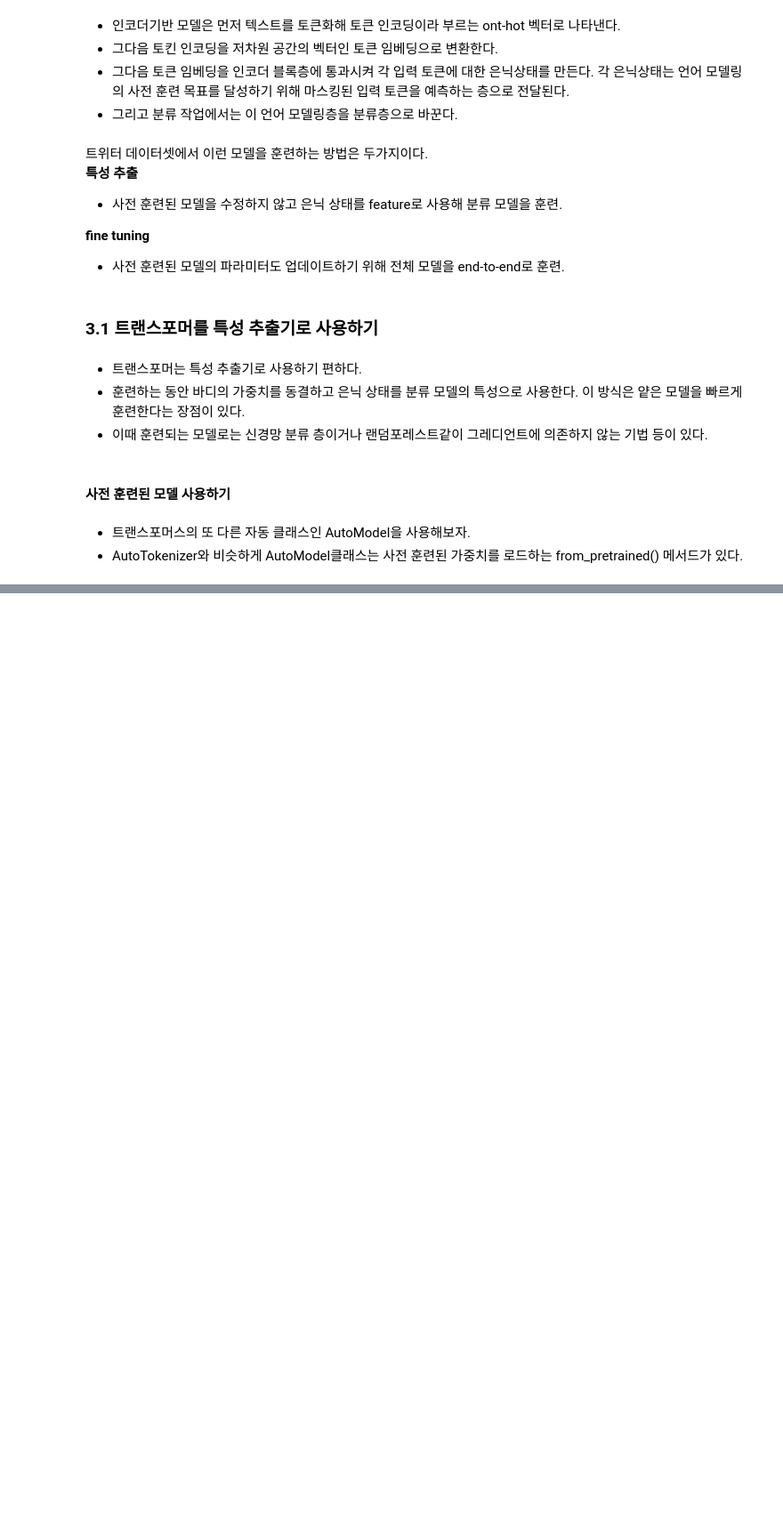
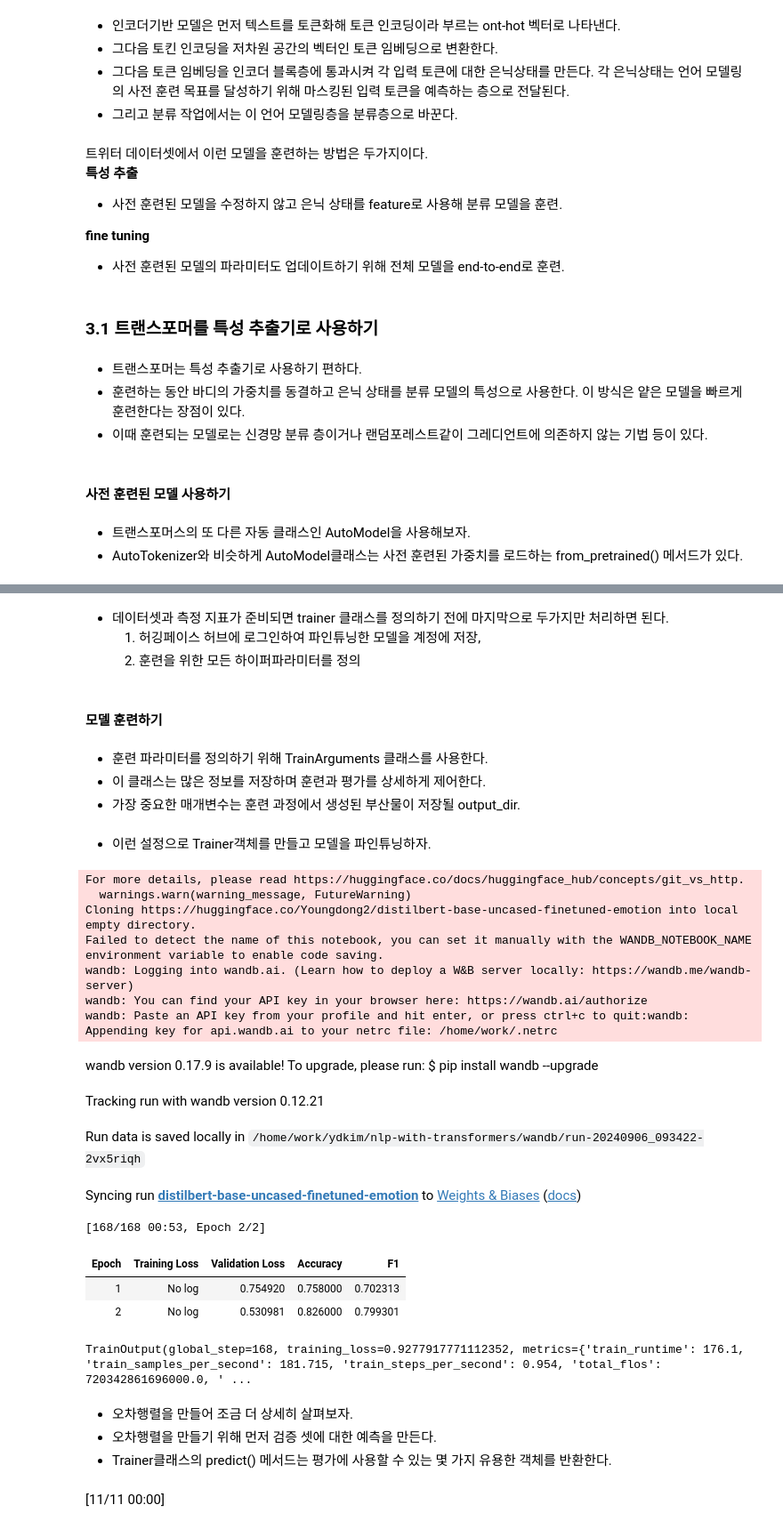
Before and after one commit to Youngdong2/nlp-with-transformers, a Jupyter notebook: 02_classification.ipynb, the cells around one changed output, grey strips where cells are left out. Shown at 89% size. Drawn from its saved outputs; the diff is of its cells as text; code cells hidden in the pictures; blank space fills up the shorter version.

```diff
--- a/02_classification.ipynb
+++ b/02_classification.ipynb
@@ -353,0 +561,76 @@ DistilBertModel(
+# %%
+from sklearn.metrics import accuracy_score, f1_score
+
+def compute_metrics(pred):
+    labels = pred.label_ids
+    preds = pred.predictions.argmax(-1)
+    f1 = f1_score(labels, preds, average="weighted")
+    acc = accuracy_score(labels, preds)
+
+    return {"accuracy": acc, "f1": f1}
+# %% [markdown]
+- 데이터셋과 측정 지표가 준비되면 trainer 클래스를 정의하기 전에 마지막으로 두가지만 처리하면 된다.
+  1. 허깅페이스 허브에 로그인하여 파인튜닝한 모델을 계정에 저장,
+  2. 훈련을 위한 모든 하이퍼파라미터를 정의
+# %% [markdown]
+#### 모델 훈련하기
+# %% [markdown]
+- 훈련 파라미터를 정의하기 위해 TrainArguments 클래스를 사용한다.
+- 이 클래스는 많은 정보를 저장하며 훈련과 평가를 상세하게 제어한다.
+- 가장 중요한 매개변수는 훈련 과정에서 생성된 부산물이 저장될 output_dir.
+# %%
+from transformers import Trainer, TrainingArguments
+
+batch_size = 64
+logging_steps = len(emotions_encoded["train"]) // batch_size
+model_name = f"{model_ckpt}-finetuned-emotion"
+training_args = TrainingArguments(output_dir=model_name,
+                                  num_train_epochs=2,
+                                  learning_rate=2e-5,
+                                  per_device_train_batch_size=batch_size,
+                                  per_device_eval_batch_size=batch_size,
+                                  weight_decay=0.01,
+                                  evaluation_strategy="epoch",
+                                  disable_tqdm=False,
+                                  logging_steps=logging_steps,
+                                  push_to_hub=True,
+                                  save_strategy="epoch",
+                                  load_best_model_at_end=True,
+                                  log_level="error")
+# %% [markdown]
+- 이런 설정으로 Trainer객체를 만들고 모델을 파인튜닝하자.
+# %%
+from transformers import Trainer
+
+trainer = Trainer(model=model, args=training_args,
+                  compute_metrics=compute_metrics,
+                  train_dataset=emotions_encoded["train"],
+                  eval_dataset=emotions_encoded["validation"],
+                  tokenizer=tokenizer)
+
+trainer.train()
+# %% [output]
+For more details, please read https://huggingface.co/docs/huggingface_hub/concepts/git_vs_http.
+  warnings.warn(warning_message, FutureWarning)
+Cloning https://huggingface.co/Youngdong2/distilbert-base-uncased-finetuned-emotion into local empty directory.
+Failed to detect the name of this notebook, you can set it manually with the WANDB_NOTEBOOK_NAME environment variable to enable code saving.
+wandb: Logging into wandb.ai. (Learn how to deploy a W&B server locally: https://wandb.me/wandb-server)
+wandb: You can find your API key in your browser here: https://wandb.ai/authorize
+wandb: Paste an API key from your profile and hit enter, or press ctrl+c to quit:wandb: Appending key for api.wandb.ai to your netrc file: /home/work/.netrc
+wandb version 0.17.9 is available! To upgrade, please run: $ pip install wandb --upgrade
+Tracking run with wandb version 0.12.21
+Run data is saved locally in /home/work/ydkim/nlp-with-transformers/wandb/run-20240906_093422-2vx5riqh
+Syncing run distilbert-base-uncased-finetuned-emotion to Weights & Biases (docs)
+[168/168 00:53, Epoch 2/2]
+| Epoch | Training Loss | Validation Loss | Accuracy | F1 |
+| 1 | No log | 0.754920 | 0.758000 | 0.702313 |
+| 2 | No log | 0.530981 | 0.826000 | 0.799301 |
+TrainOutput(global_step=168, training_loss=0.9277917771112352, metrics={'train_runtime': 176.1, 'train_samples_per_second': 181.715, 'train_steps_per_second': 0.954, 'total_flos': 720342861696000.0, ' ...
+# %% [markdown]
+- 오차행렬을 만들어 조금 더 상세히 살펴보자.
+- 오차행렬을 만들기 위해 먼저 검증 셋에 대한 예측을 만든다.
+- Trainer클래스의 predict() 메서드는 평가에 사용할 수 있는 몇 가지 유용한 객체를 반환한다.
+# %%
+preds_output = trainer.predict(emotions_encoded["validation"])
+# %% [output]
+[11/11 00:00]
```
Also changed, not shown: parts of 78 cells of this notebook.
